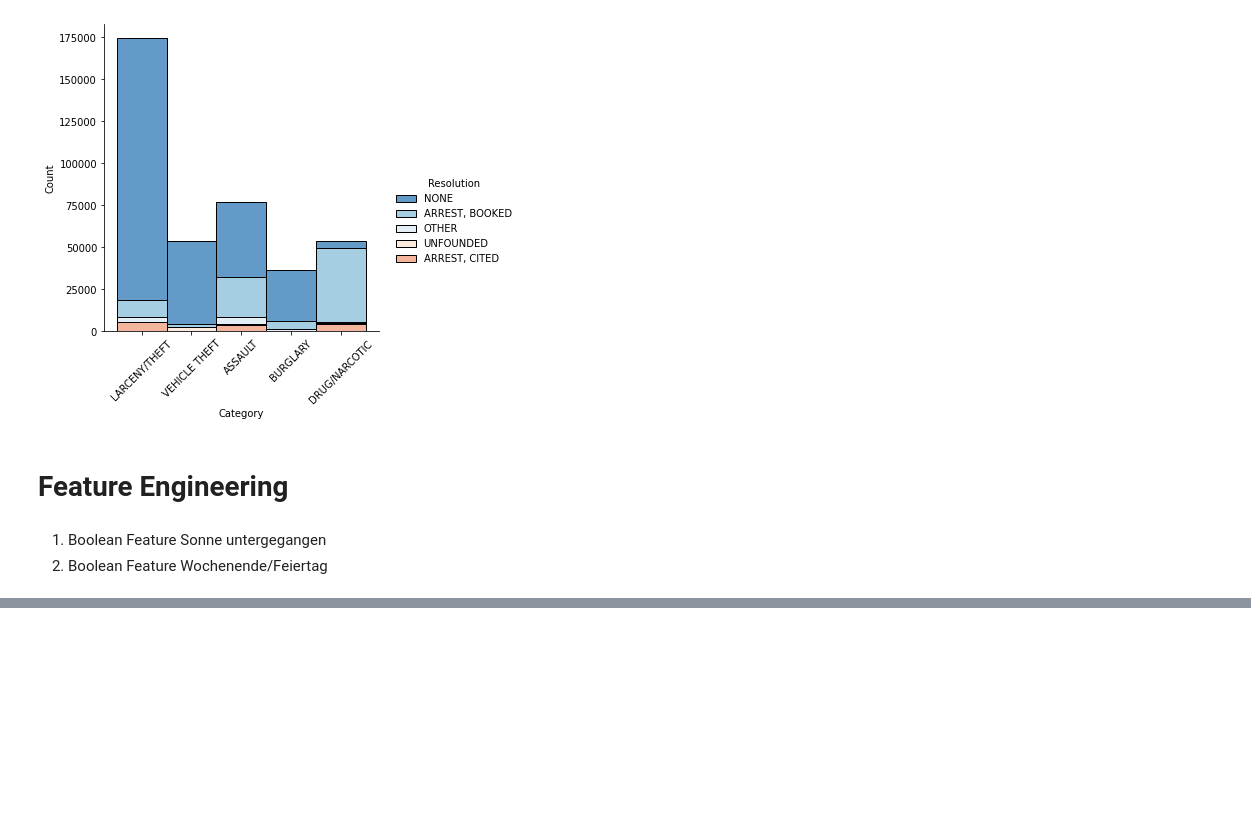
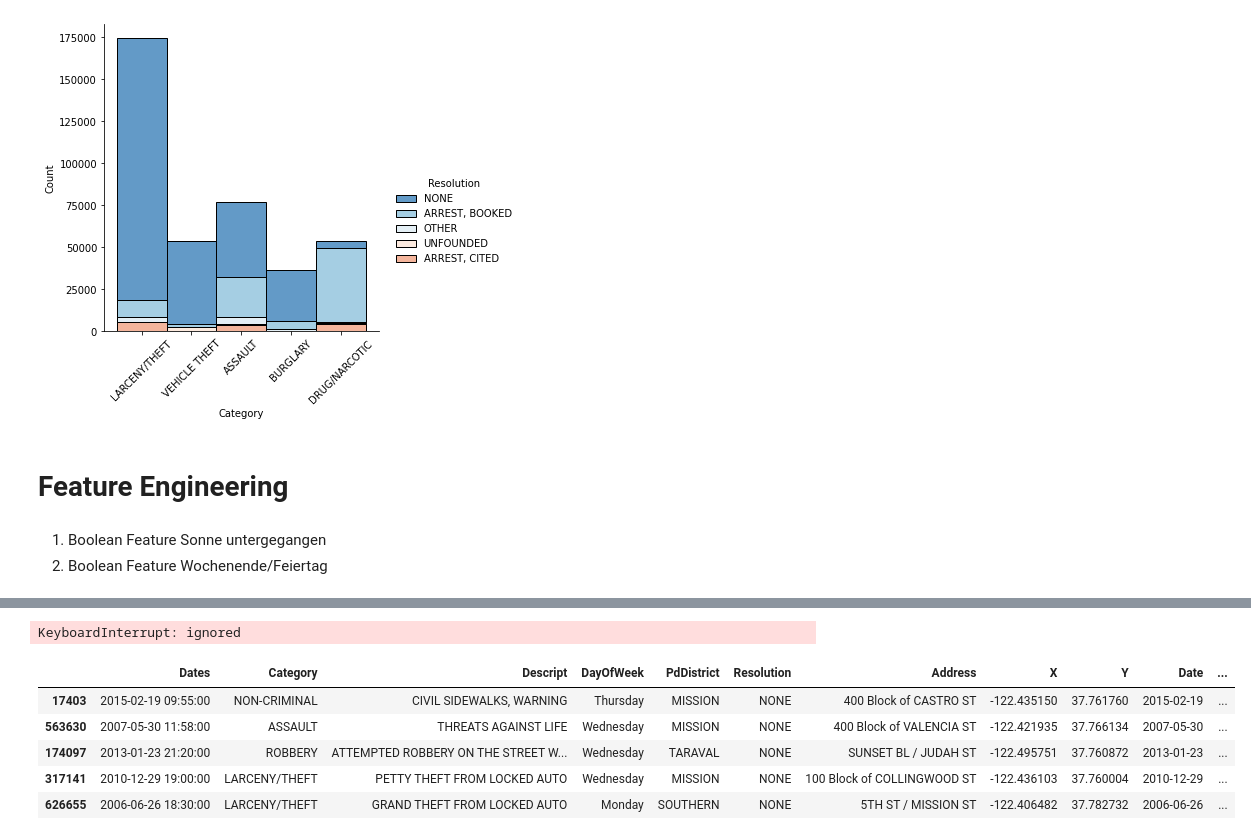
Before and after one commit to MaggusCoding/DataMining, a Jupyter notebook: DM-Project.ipynb, the cells around one changed output, grey strips where cells are left out. Drawn from its saved outputs; the diff is of its cells as text; code cells hidden in the pictures; blank space fills up the shorter version.

```diff
--- a/DM-Project.ipynb
+++ b/DM-Project.ipynb
@@ -314,7 +313,5 @@ plt.xticks(rotation=45)
 2. Boolean Feature Wochenende/Feiertag
 # %%
 #Sonnenauf -und untergänge in San Francisco auf monatlicher Basis
-sunset = pd.read_csv("/content/drive/MyDrive/Uni/Master/2.Semester/DataMining/Data/SunsetSF.csv",delimiter =';')
-print(sunset.head())
-train = pd.merge(train,sunset,how='inner', on = 'Month')
-print(train.head())
+sunset = pd.read_csv("/content/drive/MyDrive/Master/DM/SF-Project/data/SunsetSF.csv",delimiter =';')
+sunset['Month']=sunset['Month'].astype(int)
@@ -332,8 +317,0 @@ train.head()
-# %%
-holiday = pd.read_csv("/content/drive/MyDrive/Uni/Master/2.Semester/DataMining/Data/holidays.csv",delimiter =';')
-
-#convert to datetimes if necessary
-train['Date'] = pd.to_datetime(train['Date'])
-holiday['Date'] = pd.to_datetime(holiday['Date'])
-holiday.head()
-train.head()
@@ -347,3 +317,0 @@ train.head()
-# %%
-train['isHoliday'] = train['Date'].isin(holiday['Date']).astype(int)
-print(train[train.isHoliday==1].head())
@@ -367,0 +333,27 @@ print(train[train.isHoliday==1].head())
+# %%
+from astral import Astral
+import pytz
+import datetime
+
+city_name = 'San Francisco'
+a = Astral()
+a.solar_depression = 'civil'
+city = a[city_name]
+for x in train['Dates']:
+  sun = city.sun(date=x, local=True)
+  x = datetime.datetime.utcnow().replace(tzinfo=pytz.UTC)
+  if x >= sun['sunset'] or x <= sun['sunrise']:
+    train['isDown']=True
+  else:
+    train['isDown']=False
+# %% [output]
+KeyboardInterrupt: ignored
+# %%
+train.sample(100).head()
+# %% [output]
+|  | Dates | Category | Descript | DayOfWeek | PdDistrict | Resolution | Address | X | Y | Date | ... |
+| 17403 | 2015-02-19 09:55:00 | NON-CRIMINAL | CIVIL SIDEWALKS, WARNING | Thursday | MISSION | NONE | 400 Block of CASTRO ST | -122.435150 | 37.761760 | 2015-02-19 | ... |
+| 563630 | 2007-05-30 11:58:00 | ASSAULT | THREATS AGAINST LIFE | Wednesday | MISSION | NONE | 400 Block of VALENCIA ST | -122.421935 | 37.766134 | 2007-05-30 | ... |
+| 174097 | 2013-01-23 21:20:00 | ROBBERY | ATTEMPTED ROBBERY ON THE STREET W... | Wednesday | TARAVAL | NONE | SUNSET BL / JUDAH ST | -122.495751 | 37.760872 | 2013-01-23 | ... |
+| 317141 | 2010-12-29 19:00:00 | LARCENY/THEFT | PETTY THEFT FROM LOCKED AUTO | Wednesday | MISSION | NONE | 100 Block of COLLINGWOOD ST | -122.436103 | 37.760004 | 2010-12-29 | ... |
+| 626655 | 2006-06-26 18:30:00 | LARCENY/THEFT | GRAND THEFT FROM LOCKED AUTO | Monday | SOUTHERN | NONE | 5TH ST / MISSION ST | -122.406482 | 37.782732 | 2006-06-26 | ... |
```
Also changed, not shown: parts of 11 cells of this notebook.
